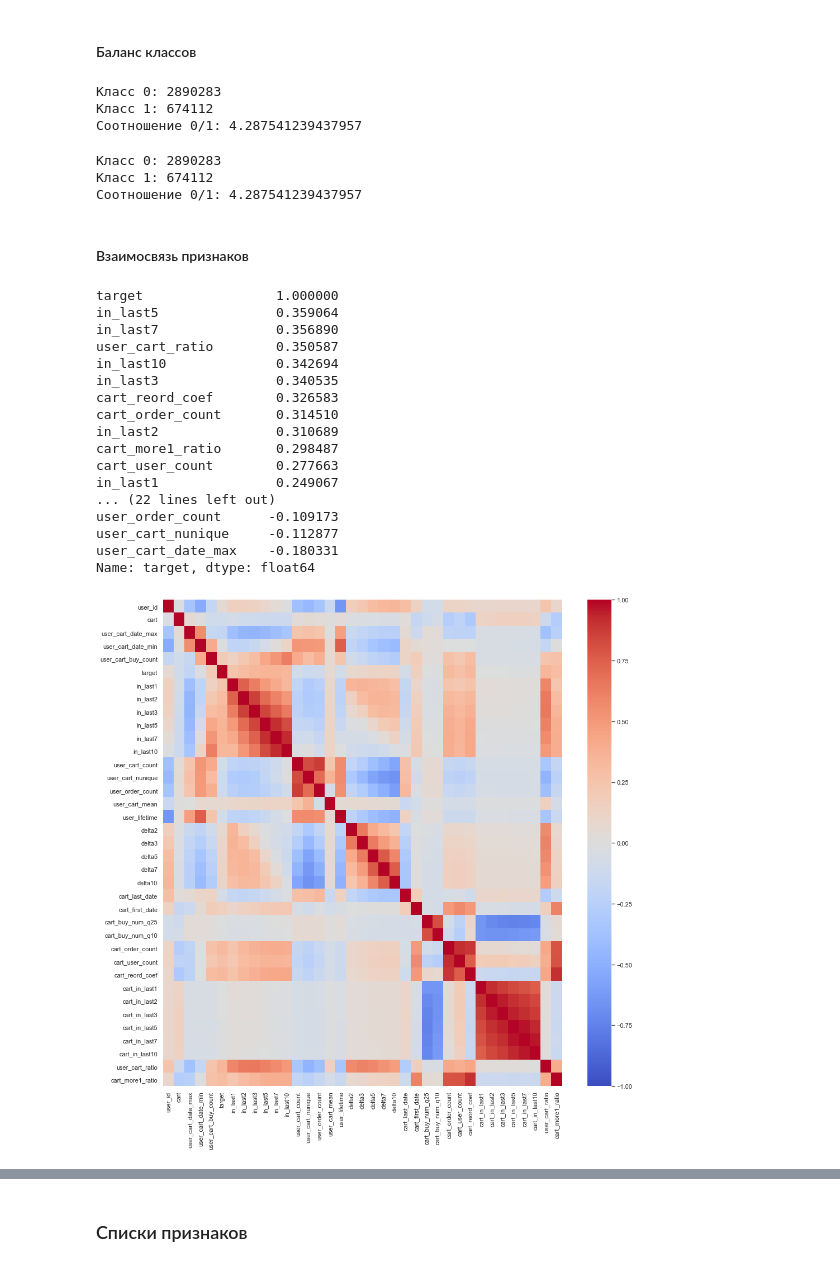
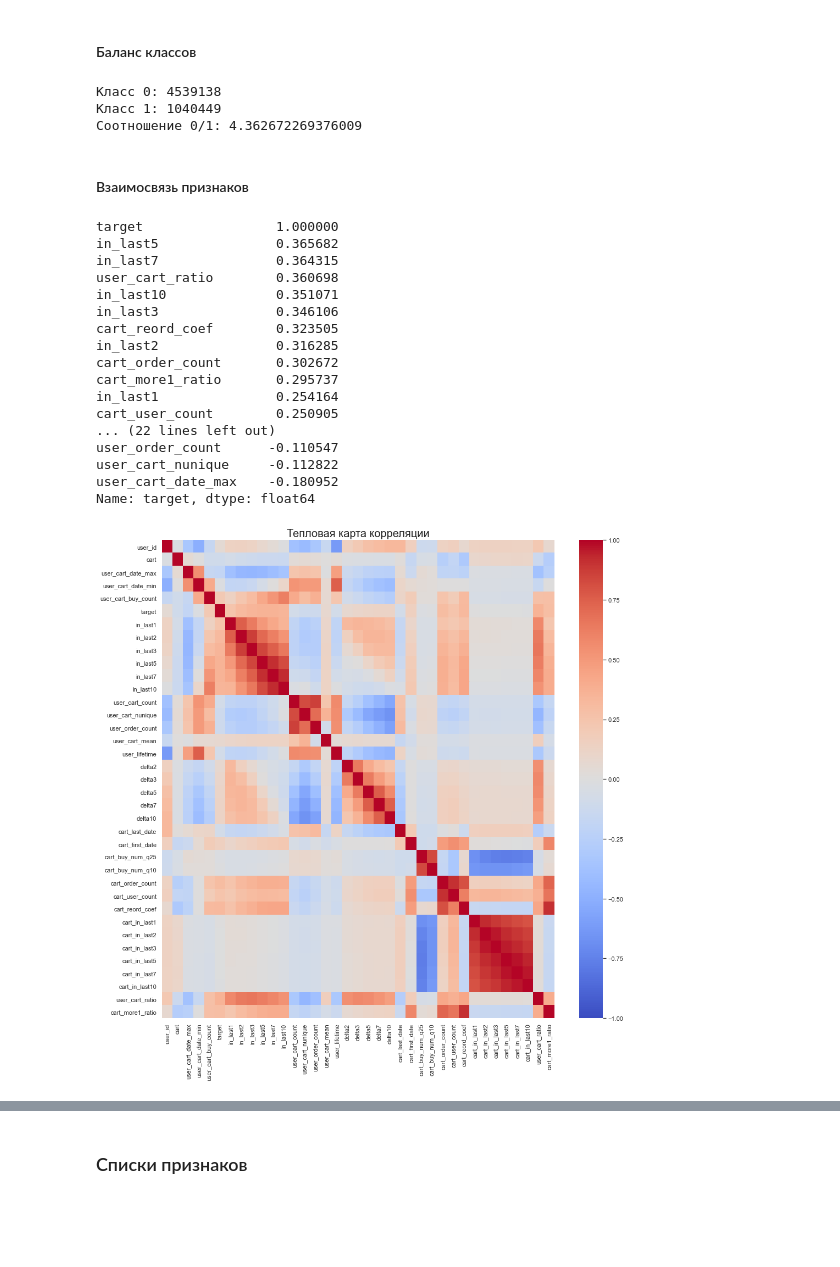
Before and after one commit to Oleg-Volontsevich/Test-tasks, a Jupyter notebook: Sber.ipynb, the cells around one changed output, grey strips where cells are left out. Drawn from its saved outputs; the diff is of its cells as text; code cells hidden in the pictures; blank space fills up the shorter version.

```diff
--- a/Sber.ipynb
+++ b/Sber.ipynb
@@ -661,7 +661,7 @@ df = df.drop('user_buy_date_list', axis=1)
 df_train = pd.DataFrame()
 # %%
 #Обрезаем данные по номеру покупки (нумерация обратная)
-for cut_num in [0, 1, 2, 3, 4, 5, 6]:  #, 7, 8, 9, 10, 11
+for cut_num in range(12): #[0, 1, 2]:
     df_cut = df[df['reverse_buy_num'] > cut_num]
 
     # Признаки покупателя + категории
@@ -687,8 +687,8 @@ for cut_num in [0, 1, 2, 3, 4, 5, 6]:  #, 7, 8, 9, 10, 11
 
     #признаки покупателя
     df_train_2 = df_cut.pivot_table(index=['user_id'], aggfunc={'reverse_buy_num': (pd.Series.nunique),
-                                            'order_completed_at': (min, max),
-                                            'cart': ('count', pd.Series.nunique)})
+                                           'order_completed_at': (min, max),
+                                           'cart': ('count', pd.Series.nunique)})
     df_train_2 = df_train_2.reset_index()
     df_train_2.set_axis(['user_id', 'user_cart_count', 'user_cart_nunique',
                     'user_last_date', 'user_first_date', 'user_order_count'], axis='columns', inplace=True)
@@ -763,7 +763,7 @@ for cut_num in [0, 1, 2, 3, 4, 5, 6]:  #, 7, 8, 9, 10, 11
     if cut_num == 0:
         data_pred = df_train_0.copy()
 
-    #отрезаем тестовую выборку
+    #отрезаем тестовую выборку (для теста выбраны все последние покупки)
     elif cut_num == 1:
         df_FINAL_train = df_train_0.copy()
         data_train, data_test = train_test_split(df_train_0, test_size=0.99999, random_state=123)
@@ -772,3 +772,6 @@ for cut_num in [0, 1, 2, 3, 4, 5, 6]:  #, 7, 8, 9, 10, 11
     else:
         data_train = pd.concat([data_train, df_train_0])
         df_FINAL_train = pd.concat([df_FINAL_train, df_train_0])
+
+        if cut_num == 2:
+            data_train_1 = data_train.copy() #тренировочные данные для одной продажи
@@ -864,19 +882,6 @@ df_FINAL_train_similar = df_FINAL_train.query('delta2 <= 90 and user_order_count
 ### Анализ признаков
 # %% [markdown]
 #### Баланс классов
-# %%
-#баланс классов
-class_count = [0, 0]
-for cl in [0, 1]:
-    class_count[cl] = data_train[data_train['target']==cl]['target'].count()
-
-print('Класс 0:', class_count[0])
-print('Класс 1:', class_count[1])
-print('Соотношение 0/1:', class_count[0]/class_count[1])
-# %% [output]
-Класс 0: 2890283
-Класс 1: 674112
-Соотношение 0/1: 4.287541239437957
 # %%
 #баланс классов
 class_count_0 = data_train[data_train['target']==0]['target'].count()
@@ -886,37 +891,39 @@ print('Класс 0:', class_count_0)
 print('Класс 1:', class_count_1)
 print('Соотношение 0/1:', class_count_0/class_count_1)
 # %% [output]
-Класс 0: 2890283
-Класс 1: 674112
-Соотношение 0/1: 4.287541239437957
+Класс 0: 4539138
+Класс 1: 1040449
+Соотношение 0/1: 4.362672269376009
 # %% [markdown]
 #### Взаимосвязь признаков
 # %%
+#корреляция с целевым
 t_corr = data_train.corr()['target'].sort_values(ascending=False)
 t_corr
 # %% [output]
 target                 1.000000
-in_last5               0.359064
-in_last7               0.356890
-user_cart_ratio        0.350587
-in_last10              0.342694
-in_last3               0.340535
-cart_reord_coef        0.326583
-cart_order_count       0.314510
-in_last2               0.310689
-cart_more1_ratio       0.298487
-cart_user_count        0.277663
-in_last1               0.249067
+in_last5               0.365682
+in_last7               0.364315
+user_cart_ratio        0.360698
+in_last10              0.351071
+in_last3               0.346106
+cart_reord_coef        0.323505
+in_last2               0.316285
+cart_order_count       0.302672
+cart_more1_ratio       0.295737
+in_last1               0.254164
+cart_user_count        0.250905
 ... (22 lines left out)
-user_order_count      -0.109173
-user_cart_nunique     -0.112877
-user_cart_date_max    -0.180331
+user_order_count      -0.110547
+user_cart_nunique     -0.112822
+user_cart_date_max    -0.180952
 Name: target, dtype: float64
 # %%
 fig, ax = plt.subplots(figsize=(16,16))
-sns.heatmap(data_train.corr(), annot = False, vmin=-1, vmax=1, center= 0, cmap= 'coolwarm');
+sns.heatmap(data_train.corr(), annot = False, vmin=-1, vmax=1, center= 0, cmap= 'coolwarm')
+plt.title('Тепловая карта корреляции', fontsize=20);
 # %% [output]
-[figure, old version]
+[figure, new version]
 # %%
 #блок попарно получает значения корреляции и находит n наибольших
 
```
Also changed, not shown: parts of 90 cells of this notebook.
